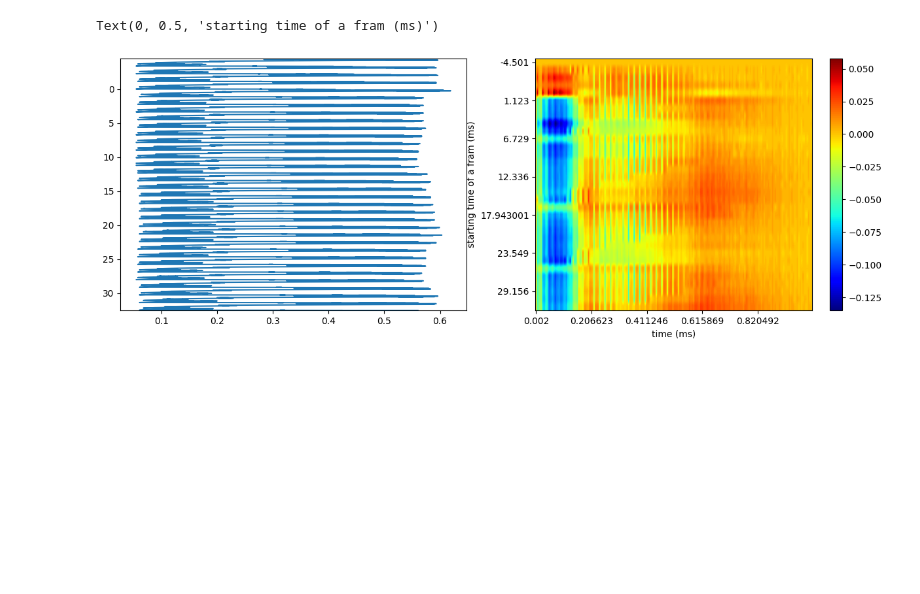
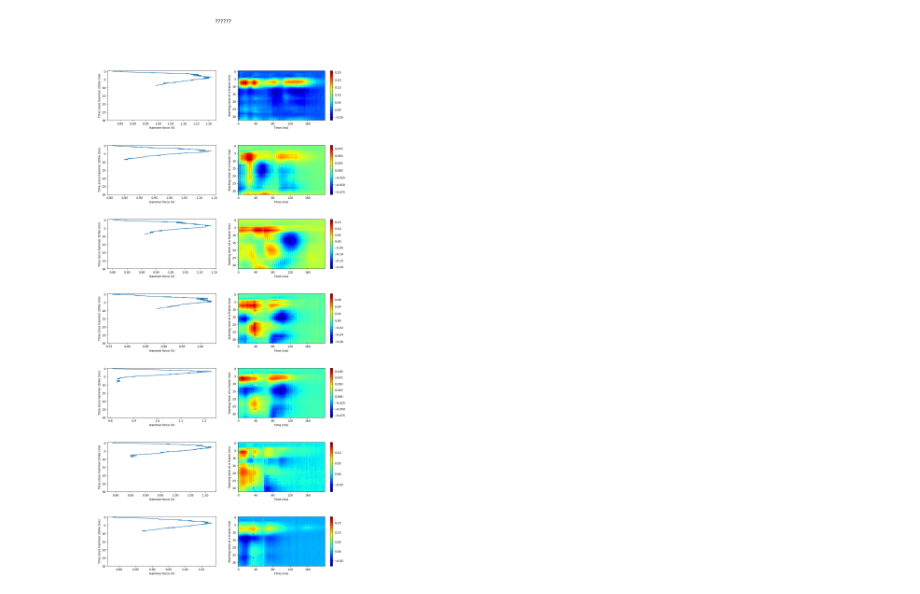
Before and after one commit to happyRainDrop/SmartHammer, a Jupyter notebook: src/ruth_data_Arduino.ipynb, the cells around one changed output. Cells and saved outputs as stored; diff of their text form; code cells hidden in the pictures; blank space fills up the shorter version.

```diff
--- a/src/ruth_data_Arduino.ipynb
+++ b/src/ruth_data_Arduino.ipynb
@@ -66,7 +66,7 @@ for cuff_df in cuff_dfs:
 
     cuff_indiv_waveform_minima_indicies.append(this_cuff_indiv_waveform_minima_indicies)
 # %%
-plt.figure(figsize=(15, 12))
+plt.figure(figsize=(15, 40))
 plt.subplots_adjust(hspace=0.5)
 plt.suptitle("Cuff Signal vs Time (All Bursts)", fontsize=18, y=0.95)
 
@@ -83,11 +83,11 @@ for n in range(len(cuff_dfs)):
     waveform_minima = cuff_indiv_waveform_minima_indicies[n]
 
     # add a new subplot iteratively
-    if (not overlay): ax_subp = plt.subplot(4, 4, n+1)
+    if (not overlay): ax_subp = plt.subplot(4, 2, n+1)
     elif (ax_subp is None): ax_subp = plt.subplot(1, 1, 1)
 
-    ax_subp.plot(df_cuff[:,0], df_cuff[:,1], c=color_array[n % len(cuff_dfs)], label="Cuff")
-    ax_subp.plot(df_hammer[:,0], df_hammer[:,1], c=color_array[n % len(cuff_dfs)], alpha=0.5, label="Hammer")
+    ax_subp.plot(df_cuff[:,0], df_cuff[:,1], c=color_array[n % len(cuff_dfs)], alpha = 0.5, label="Cuff")
+    ax_subp.plot(df_hammer[:,0], df_hammer[:,1], c=color_array[n % len(cuff_dfs)], label="Hammer")
     for m in waveform_minima:
         ax_subp.plot(df_cuff[:,0][m], df_cuff[:,1][m], c=color_array[n % len(cuff_dfs)], marker="o", markersize=3)
 
@@ -122,19 +113,19 @@ plt.figure(figsize=(15, 12))
 plt.subplots_adjust(hspace=0.5)
 plt.suptitle("??????", fontsize=18, y=0.95)
 
-for cuff_df in cuff_df_reshaped_by_burst:
-    fig = plt.figure(figsize=(16, 12))
-    ax_subp = fig.add_subplot(4, 4, n+1)
+# Loop through each cuff_df in the list and plot in a 4x4 grid
+for n, cuff_df in enumerate(cuff_df_reshaped_by_burst):
+    ax_subp = plt.subplot(4, 2, n + 1)  # 4x4 grid, current plot position is n+1
 
     im1 = ax_subp.imshow(cuff_df, aspect='auto', cmap='jet')
-    fig.colorbar(im1)
+    plt.colorbar(im1, ax=ax_subp)
 
     x_ticks = np.arange(0, DATA_LENGTH, 40)
-    y_ticks = np.arange(0,NUM_PULSES, 5)
+    y_ticks = np.arange(0, NUM_PULSES, 5)
     ax_subp.set_xticks(x_ticks)
     ax_subp.set_yticks(y_ticks)
     ax_subp.set_xlabel("Time (ms)")
-    ax_subp.set_xlabel("Starting time of a frame (ms)")
+    ax_subp.set_ylabel("Starting time of a frame (ms)")
 
 plt.show()
 # %% [output]
@@ -163,22 +155,33 @@ Text(0, 0.5, 'starting time of a fram (ms)')
 # %%
-plt.figure(figsize=(15,5))
-plt.subplot(1,2,1)
+plt.figure(figsize=(15, 36))
+plt.subplots_adjust(hspace=0.5)
+plt.suptitle("??????", fontsize=18, y=0.95)
 
-plt.plot(bb1[:,1],bb1[:,0])
-plt.ylim((max(T),min(T)))
-plt.subplot(1,2,2)
+# Loop through each cuff_df in the list and plot in a 4x4 grid
+for n in range(len(cuff_df_reshaped_by_burst)):
+    cuff_df = cuff_df_reshaped_by_burst[n]
+    hammer_df = hammer_dfs[n]
 
-plt.imshow(aaaa1-aaaa1[0,:], aspect='auto', cmap='jet')
-y_ticks = np.arange(0,35,5)
-x_ticks = np.arange(0,200,40)
+    ax_subp_hammer = plt.subplot(8, 2, 2*n+1)
+    ax_subp_hammer.plot(hammer_df[:,1], hammer_df[:,0])
+    ax_subp_hammer.set_xlabel("Hammer force (V)")
+    ax_subp_hammer.set_ylabel("Time since hammer strike (ms)")
+    y_ticks = np.arange(0, NUM_PULSES, 5)
+    ax_subp_hammer.set_yticks(y_ticks)
+    ax_subp_hammer.set_ylim(ax_subp_hammer.get_ylim()[::-1])    # have to flip upside down some reason?
 
-plt.xticks(ticks=x_ticks, labels=t[np.arange(0,200,40)])
-plt.yticks(ticks=y_ticks, labels=T[np.arange(0, 35, 5)])
-plt.colorbar()
+    ax_subp = plt.subplot(8, 2, 2*n + 2)  # 4x4 grid, current plot position is n+1
+    im1 = ax_subp.imshow(cuff_df - cuff_df[0, :], aspect='auto', cmap='jet')
+    plt.colorbar(im1, ax=ax_subp)
 
-plt.xlabel('time (ms)')
-plt.ylabel('starting time of a fram (ms)')
+    x_ticks = np.arange(0, DATA_LENGTH, 40)
+    y_ticks = np.arange(0, NUM_PULSES, 5)
+    ax_subp.set_xticks(x_ticks)
+    ax_subp.set_yticks(y_ticks)
+    ax_subp.set_xlabel("Time (ms)")
+    ax_subp.set_ylabel("Starting time of a frame (ms)")
+
+plt.show()
 # %% [output]
-Text(0, 0.5, 'starting time of a fram (ms)')
-[figure, old version]
+[figure, new version]
 # %%
```
Also changed, not shown: parts of 8 cells of this notebook.
